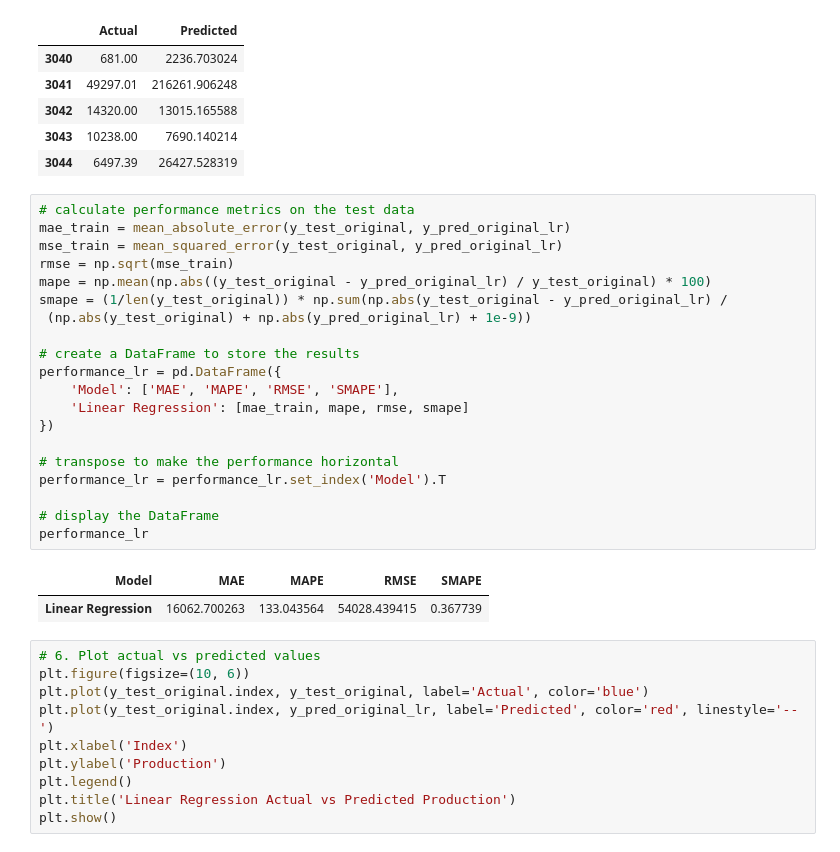
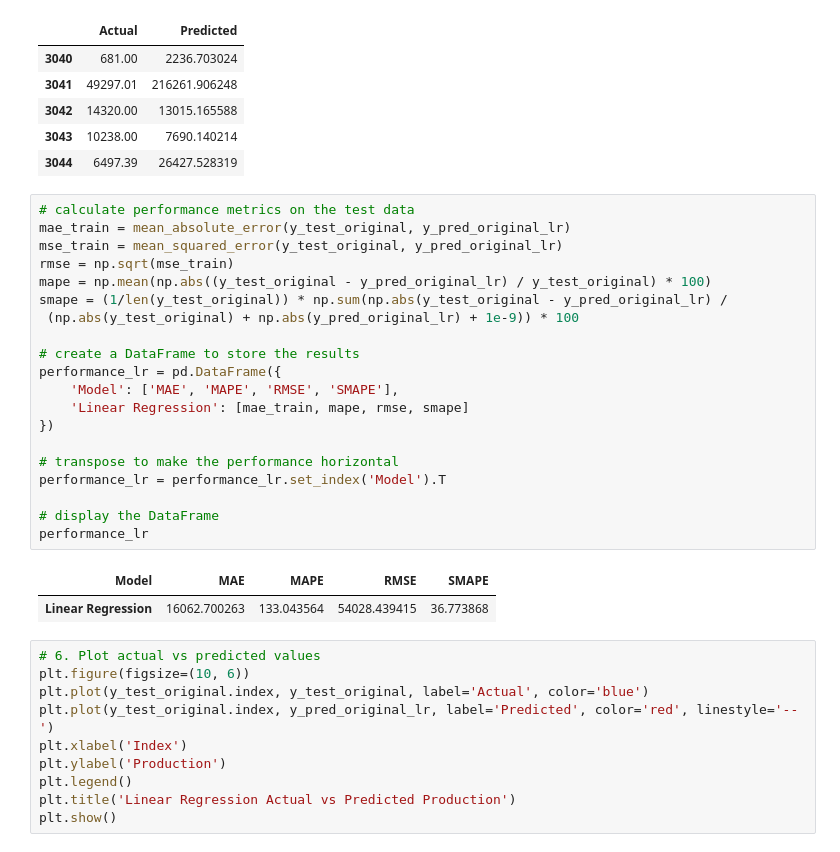
Before and after one commit to kazeulo/Project_197, a Jupyter notebook: Final version 1.ipynb, the cells around one changed output. Drawn from its saved outputs; the diff is of its cells as text.

```diff
--- a/Final version 1.ipynb
+++ b/Final version 1.ipynb
@@ -636,26 +636,26 @@ results.head(5)
 # %%
 # calculate performance metrics on the test data
 mae_train = mean_absolute_error(y_test_original, y_pred_original_lr)
 mse_train = mean_squared_error(y_test_original, y_pred_original_lr)
 rmse = np.sqrt(mse_train)
 mape = np.mean(np.abs((y_test_original - y_pred_original_lr) / y_test_original) * 100)
 smape = (1/len(y_test_original)) * np.sum(np.abs(y_test_original - y_pred_original_lr) /
- (np.abs(y_test_original) + np.abs(y_pred_original_lr) + 1e-9))
+ (np.abs(y_test_original) + np.abs(y_pred_original_lr) + 1e-9)) * 100
 
 # create a DataFrame to store the results
 performance_lr = pd.DataFrame({
     'Model': ['MAE', 'MAPE', 'RMSE', 'SMAPE'],
     'Linear Regression': [mae_train, mape, rmse, smape]
 })
 
 # transpose to make the performance horizontal
 performance_lr = performance_lr.set_index('Model').T
 
 # display the DataFrame
 performance_lr
 # %% [output]
 | Model | MAE | MAPE | RMSE | SMAPE |
-| Linear Regression | 16062.700263 | 133.043564 | 54028.439415 | 0.367739 |
+| Linear Regression | 16062.700263 | 133.043564 | 54028.439415 | 36.773868 |
 # %%
 # 6. Plot actual vs predicted values
 plt.figure(figsize=(10, 6))
```
Also changed, not shown: parts of 23 cells of this notebook.
